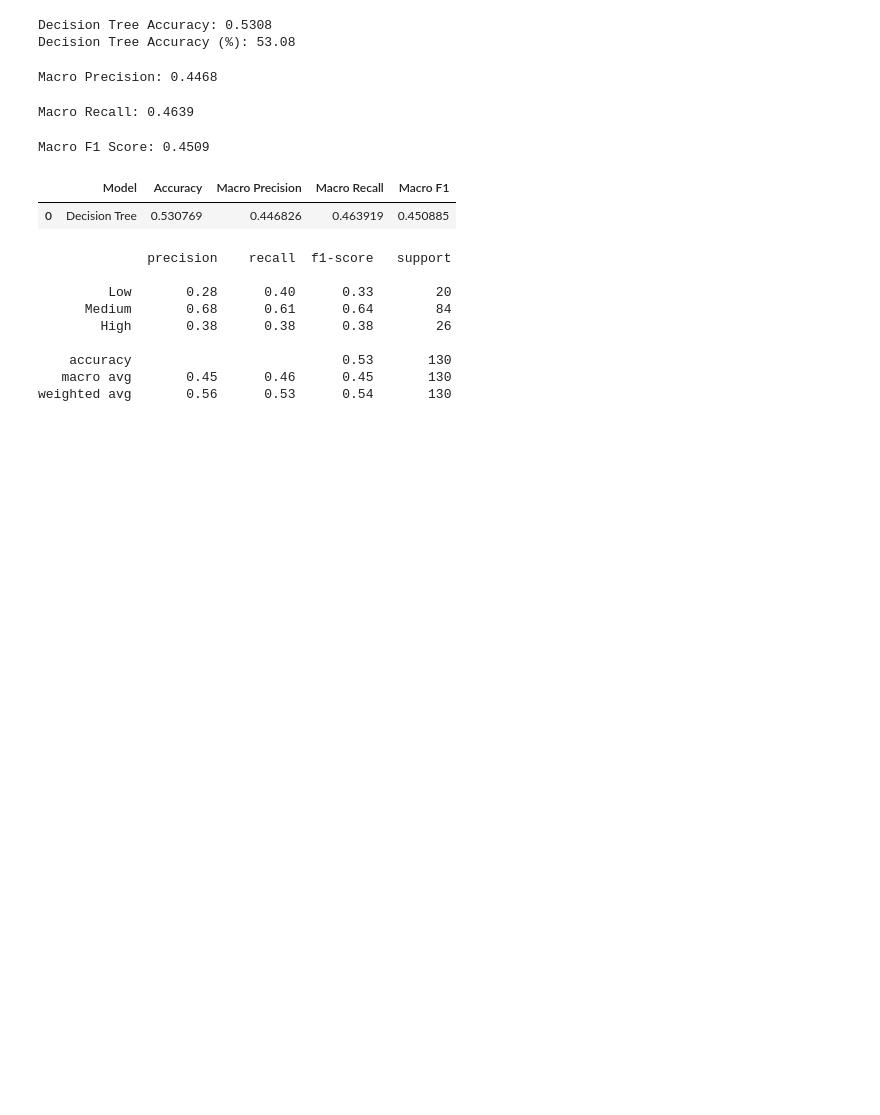
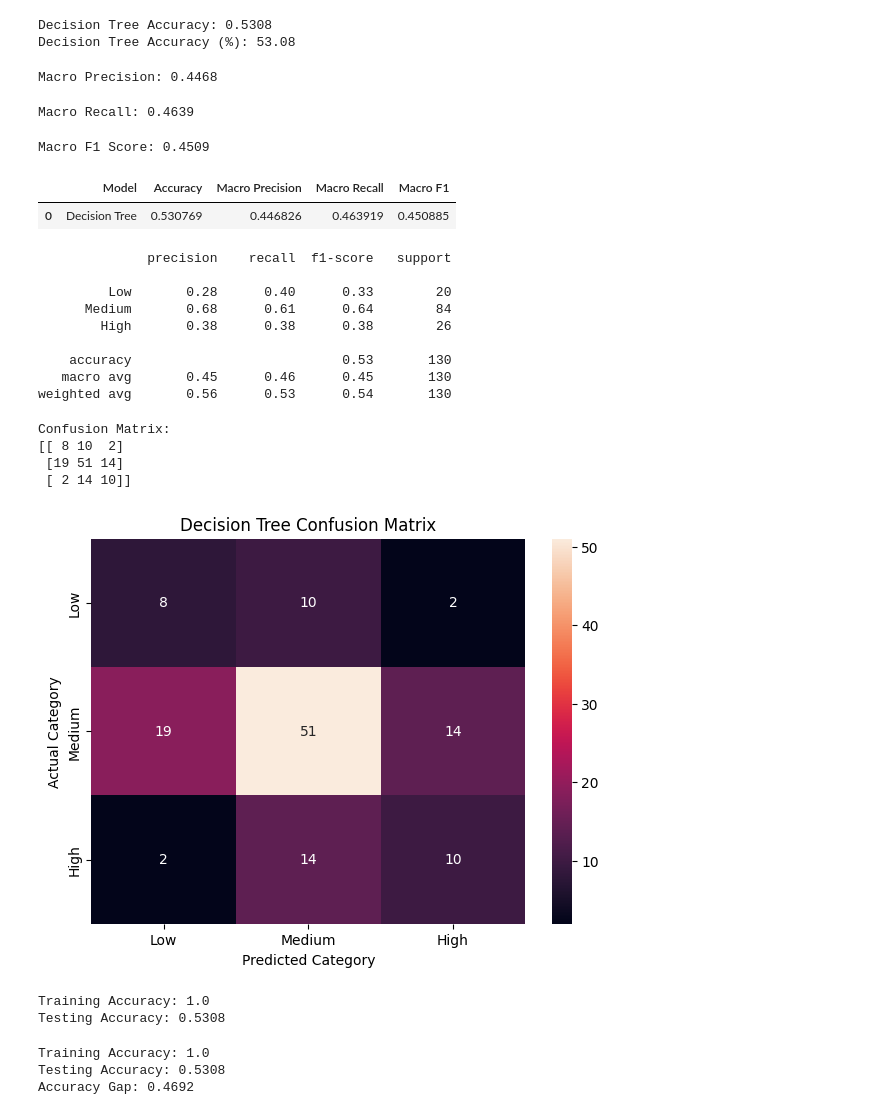
Before and after one commit to lightcode01-oss/IYB_INTERNSHIP, a Jupyter notebook: Day_09_Decision_Tree_Model.ipynb, the cells around one changed output. Drawn from its saved outputs; the diff is of its cells as text; code cells hidden in the pictures; blank space fills up the shorter version.

```diff
--- a/Day_09_Decision_Tree_Model.ipynb
+++ b/Day_09_Decision_Tree_Model.ipynb
@@ -359,3 +359,62 @@ print(
     accuracy                           0.53       130
    macro avg       0.45      0.46      0.45       130
 weighted avg       0.56      0.53      0.54       130
+# %%
+cm = confusion_matrix(
+    y_test,
+    y_pred,
+    labels=["Low", "Medium", "High"]
+)
+
+print("Confusion Matrix:")
+print(cm)
+# %% [output]
+Confusion Matrix:
+[[ 8 10  2]
+ [19 51 14]
+ [ 2 14 10]]
+# %%
+plt.figure(figsize=(7, 5))
+
+sns.heatmap(
+    cm,
+    annot=True,
+    fmt="d",
+    xticklabels=["Low", "Medium", "High"],
+    yticklabels=["Low", "Medium", "High"]
+)
+
+plt.title("Decision Tree Confusion Matrix")
+plt.xlabel("Predicted Category")
+plt.ylabel("Actual Category")
+plt.show()
+# %% [output]
+[figure, added]
+# %%
+y_train_pred = decision_tree_pipeline.predict(X_train)
+
+train_accuracy = accuracy_score(
+    y_train,
+    y_train_pred
+)
+
+test_accuracy = accuracy_score(
+    y_test,
+    y_pred
+)
+
+print("Training Accuracy:", round(train_accuracy, 4))
+print("Testing Accuracy:", round(test_accuracy, 4))
+# %% [output]
+Training Accuracy: 1.0
+Testing Accuracy: 0.5308
+# %%
+accuracy_gap = train_accuracy - test_accuracy
+
+print("Training Accuracy:", round(train_accuracy, 4))
+print("Testing Accuracy:", round(test_accuracy, 4))
+print("Accuracy Gap:", round(accuracy_gap, 4))
+# %% [output]
+Training Accuracy: 1.0
+Testing Accuracy: 0.5308
+Accuracy Gap: 0.4692
```
Also changed, not shown: parts of 10 cells of this notebook.
